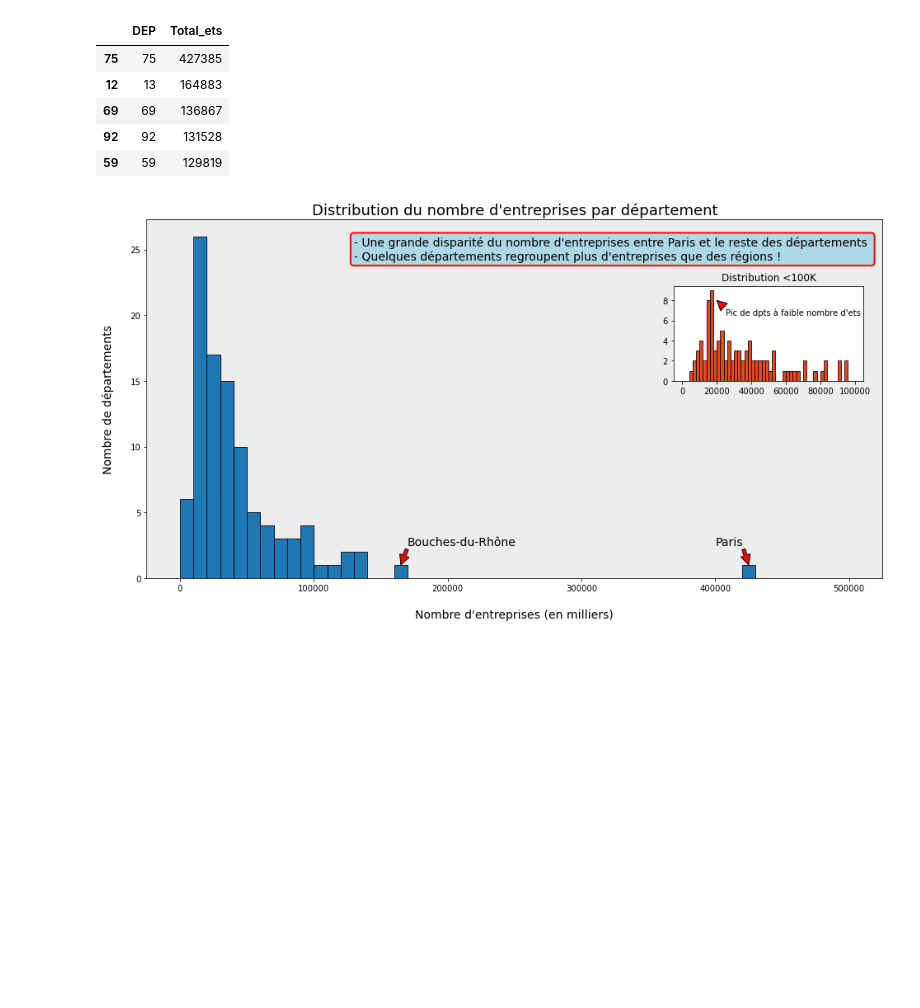
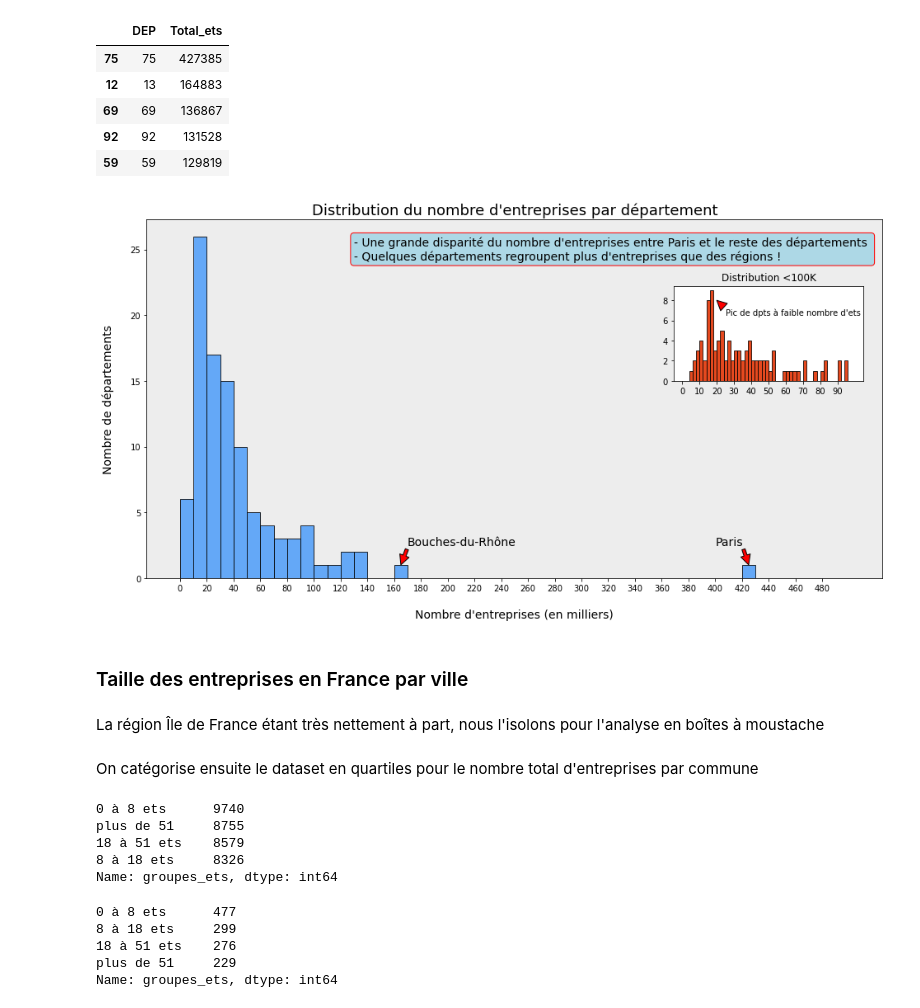
Before and after one commit to Mariehf64/fev23cda_french_industry, a Jupyter notebook: EDA - French Industry ETS.ipynb, the cells around one changed output. Cells and saved outputs as stored; diff of their text form; code cells hidden in the pictures; blank space fills up the shorter version.

```diff
--- a/EDA - French Industry ETS.ipynb
+++ b/EDA - French Industry ETS.ipynb
@@ -354,23 +377,53 @@ dep_total_ets.head()
 | 92 | 92 | 131528 |
 | 59 | 59 | 129819 |
 # %%
+#Instanciation de la figure et de l'axe
 fig = plt.figure(figsize=(16,8))
 ax = fig.add_subplot(111)
-ax.hist(dep_total_ets.Total_ets, range=(0,500000), bins=50, edgecolor='black', linewidth=0.8)
+
+#Création de l'histogramme principal
+ax.hist(dep_total_ets.Total_ets, range=(0,500000), bins=50, edgecolor='black', linewidth=0.8, color='#64A8F7')
+
+#Configuration des axes et du titre
 ax.set_ylabel('Nombre de départements', labelpad=20, fontsize=14)
 ax.set_xlabel('Nombre d\'entreprises (en milliers)', labelpad=20, fontsize=14)
 ax.set_title('Distribution du nombre d\'entreprises par département', fontsize=18)
+
+#Ajout d'annotations et format des annotations
 t = ax.annotate('Paris', xy=(425000, 1), xytext=(400000, 2.5), arrowprops={'facecolor': 'red'}), ax.annotate('Bouches-du-Rhône', xy=(165000, 1), xytext=(170000, 2.5), arrowprops={'facecolor': 'red'})
-t2 = ax.text(s='- Une grande disparité du nombre d\'entreprises entre Paris et le reste des départements \n- Quelques départements regroupent plus d\'entreprises que des régions ! ' , x=130000, y=26, ha="left", va="top", size=15, bbox=dict(boxstyle="round,pad=0.3",fc="lightblue", ec="red", lw=2))
+t2 = ax.text(s='- Une grande disparité du nombre d\'entreprises entre Paris et le reste des départements \n- Quelques départements regroupent plus d\'entreprises que des régions ! ' , x=130000, y=26, ha="left", va="top", size=14, bbox=dict(boxstyle="round,pad=0.3",fc="lightblue", ec="red", lw=1))
 plt.setp(t, fontsize=14)
 plt.setp(t2, fontsize=14)
+
+#Configuration de l'apparence générale du graphique
 ax.grid(visible=False)
 ax.set_facecolor('#ededed')
 
+#Configuration des abscisses
+x = np.arange(0,500000,20000)
+labels = [int(i / 1000) for i in x]
+ax.set_xticks(x)
+ax.set_xticklabels(rotation = 0, labels=labels)
+
+
+#Ajout d'un mini histogramme
 ax2 = plt.axes([0.68, 0.54, 0.2, 0.2])
-ax2.hist(dep_total_ets.Total_ets, range=(0,100000), bins=50, edgecolor='black', linewidth=0.8, color='#E54920')
+ax2.hist(dep_total_ets.Total_ets, range=(0,100000), bins=50, edgecolor='black', linewidth=0.8, color='#E5491F')
 ax2.set_title('Distribution <100K')
+
+#Configuration des abscisses du mini histogramme
+x2 = np.arange(0,100000,10000)
+labels2 = [int(i / 1000) for i in x2]
+ax2.set_xticks(x2)
+ax2.set_xticklabels(labels=labels2)
+
+#Ajout d'annotations dans le mini histogramme
 t3 = ax2.annotate('Pic de dpts à faible nombre d\'ets', xy=(20000, 8), xytext=(25000, 6.5), arrowprops={'facecolor': 'red'})
+
 plt.show()
 # %% [output]
-[figure, old version]
+[figure, new version]
+# %% [markdown]
+### Taille des entreprises en France par ville ###
+# %% [markdown]
+La région Île de France étant très nettement à part, nous l'isolons pour l'analyse en boîtes à moustache
@@ -376,0 +433,2 @@ plt.show()
+# %% [markdown]
+On catégorise ensuite le dataset en quartiles pour le nombre total d'entreprises par commune
@@ -376,0 +440,16 @@ plt.show()
+# %%
+ets_paris_out['groupes_ets'].value_counts()
+# %% [output]
+0 à 8 ets      9740
+plus de 51     8755
+18 à 51 ets    8579
+8 à 18 ets     8326
+Name: groupes_ets, dtype: int64
+# %%
+ets_paris_in['groupes_ets'].value_counts()
+# %% [output]
+0 à 8 ets      477
+8 à 18 ets     299
+18 à 51 ets    276
+plus de 51     229
+Name: groupes_ets, dtype: int64
```
Also changed, not shown: parts of 11 cells of this notebook.
